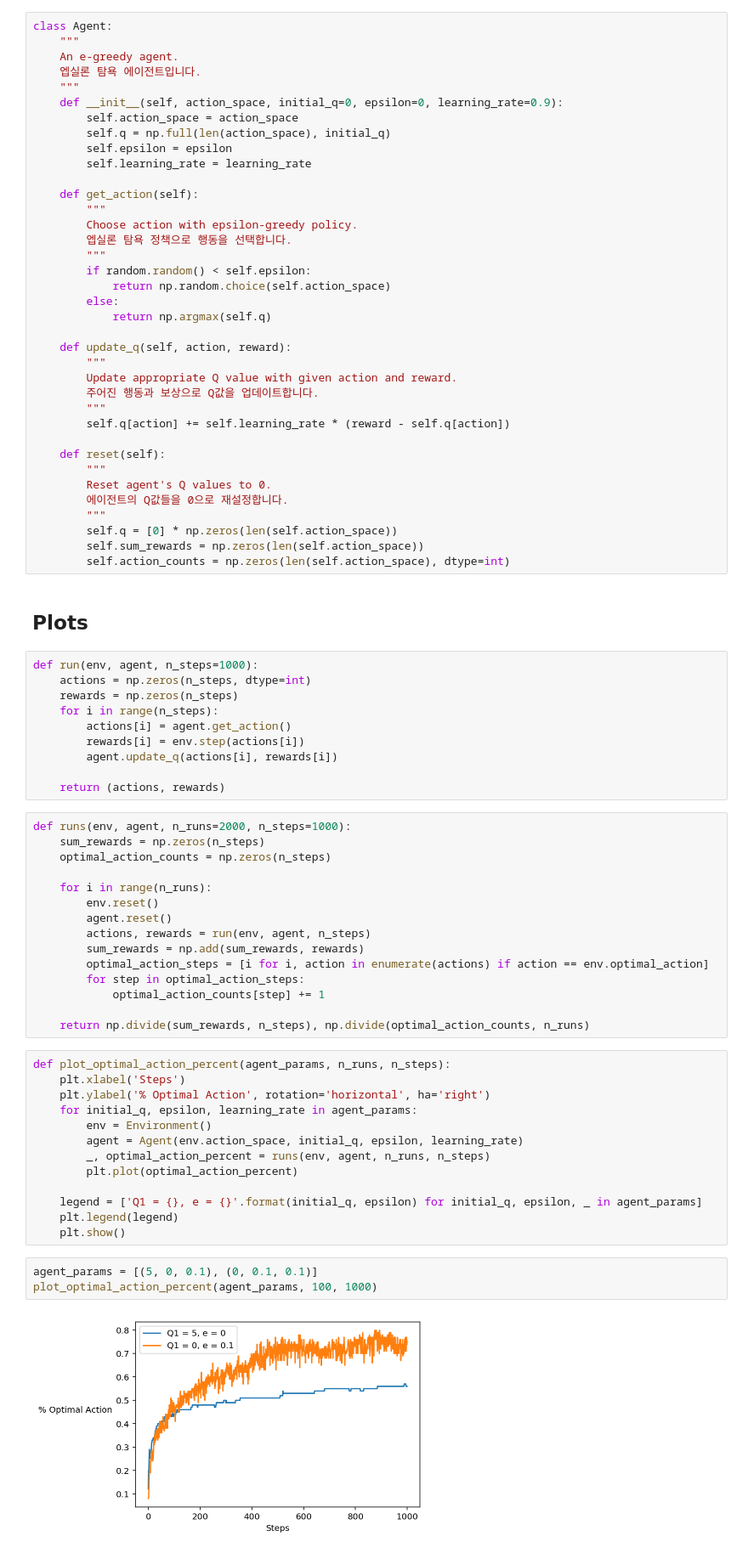
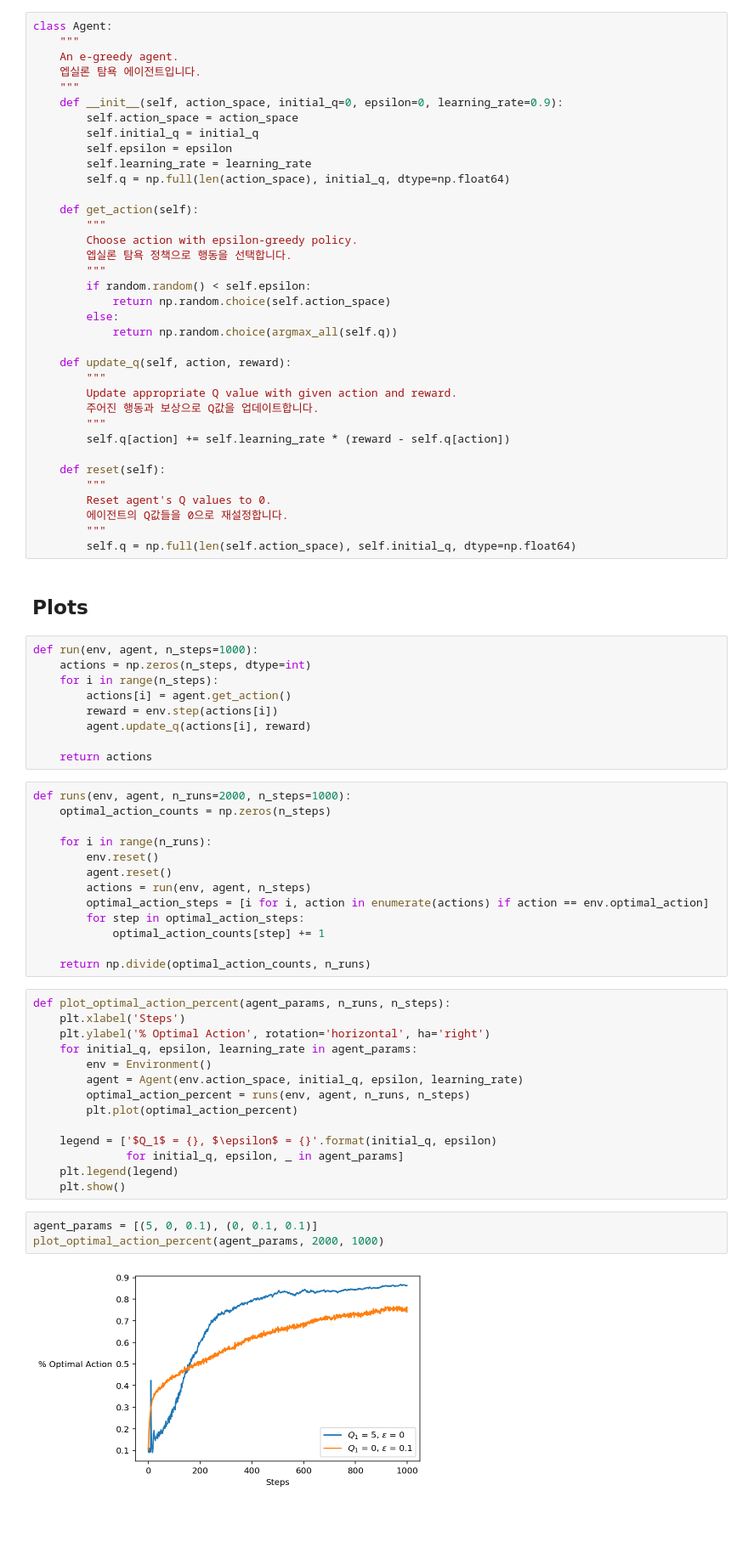
Before and after one commit to seungjaeryanlee/sutton-barto-notebooks, a Jupyter notebook: 2_3/optimistic.ipynb, the cells around one changed output. Shown at 85% size. Saved outputs shown, nothing was run; the diff lists cells and outputs as text; blank space fills up the shorter version.

Commit message:
Fixed bug in Figure 2.3

```diff
--- a/2_3/optimistic.ipynb
+++ b/2_3/optimistic.ipynb
@@ -63,9 +70,10 @@ class Agent:
     """
     def __init__(self, action_space, initial_q=0, epsilon=0, learning_rate=0.9):
         self.action_space = action_space
-        self.q = np.full(len(action_space), initial_q)
+        self.initial_q = initial_q
         self.epsilon = epsilon
         self.learning_rate = learning_rate
+        self.q = np.full(len(action_space), initial_q, dtype=np.float64)
 
     def get_action(self):
         """
@@ -75,7 +83,7 @@ class Agent:
         if random.random() < self.epsilon:
             return np.random.choice(self.action_space)
         else:
-            return np.argmax(self.q)
+            return np.random.choice(argmax_all(self.q))
 
     def update_q(self, action, reward):
         """
@@ -89,36 +97,31 @@ class Agent:
         Reset agent's Q values to 0.
         에이전트의 Q값들을 0으로 재설정합니다.
         """
-        self.q = [0] * np.zeros(len(self.action_space))
-        self.sum_rewards = np.zeros(len(self.action_space))
-        self.action_counts = np.zeros(len(self.action_space), dtype=int)
+        self.q = np.full(len(self.action_space), self.initial_q, dtype=np.float64)
 # %% [markdown]
 ## Plots
 # %%
 def run(env, agent, n_steps=1000):
     actions = np.zeros(n_steps, dtype=int)
-    rewards = np.zeros(n_steps)
     for i in range(n_steps):
         actions[i] = agent.get_action()
-        rewards[i] = env.step(actions[i])
-        agent.update_q(actions[i], rewards[i])
+        reward = env.step(actions[i])
+        agent.update_q(actions[i], reward)
 
-    return (actions, rewards)
+    return actions
 # %%
 def runs(env, agent, n_runs=2000, n_steps=1000):
-    sum_rewards = np.zeros(n_steps)
     optimal_action_counts = np.zeros(n_steps)
 
     for i in range(n_runs):
         env.reset()
         agent.reset()
-        actions, rewards = run(env, agent, n_steps)
-        sum_rewards = np.add(sum_rewards, rewards)
+        actions = run(env, agent, n_steps)
         optimal_action_steps = [i for i, action in enumerate(actions) if action == env.optimal_action]
         for step in optimal_action_steps:
             optimal_action_counts[step] += 1
 
-    return np.divide(sum_rewards, n_steps), np.divide(optimal_action_counts, n_runs)
+    return np.divide(optimal_action_counts, n_runs)
 # %%
 def plot_optimal_action_percent(agent_params, n_runs, n_steps):
     plt.xlabel('Steps')
@@ -126,14 +129,15 @@ def plot_optimal_action_percent(agent_params, n_runs, n_steps):
     for initial_q, epsilon, learning_rate in agent_params:
         env = Environment()
         agent = Agent(env.action_space, initial_q, epsilon, learning_rate)
-        _, optimal_action_percent = runs(env, agent, n_runs, n_steps)
+        optimal_action_percent = runs(env, agent, n_runs, n_steps)
         plt.plot(optimal_action_percent)
 
-    legend = ['Q1 = {}, e = {}'.format(initial_q, epsilon) for initial_q, epsilon, _ in agent_params]
+    legend = ['$Q_1$ = {}, $\epsilon$ = {}'.format(initial_q, epsilon)
+              for initial_q, epsilon, _ in agent_params]
     plt.legend(legend)
     plt.show()
 # %%
 agent_params = [(5, 0, 0.1), (0, 0.1, 0.1)]
-plot_optimal_action_percent(agent_params, 100, 1000)
+plot_optimal_action_percent(agent_params, 2000, 1000)
 # %% [output]
-[figure, old version]
+[figure, new version]
```
Also changed, not shown: parts of 1 cell of this notebook.
